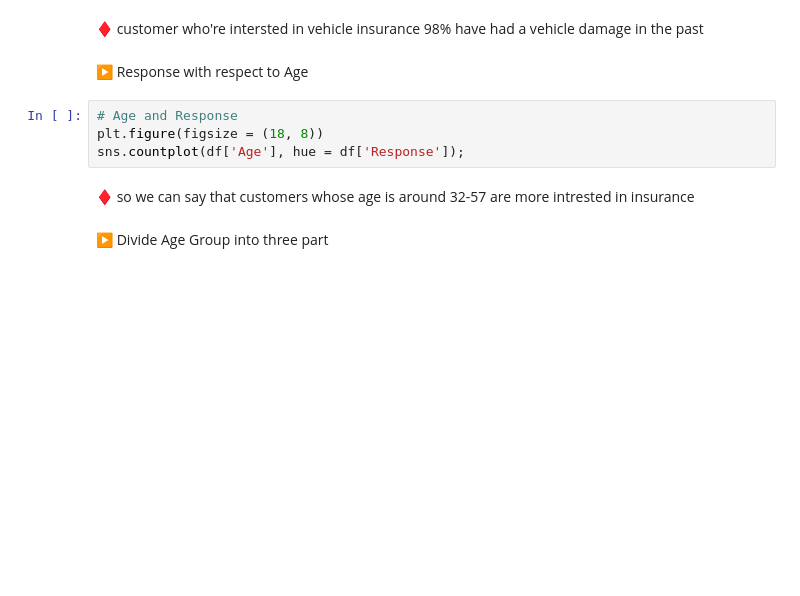
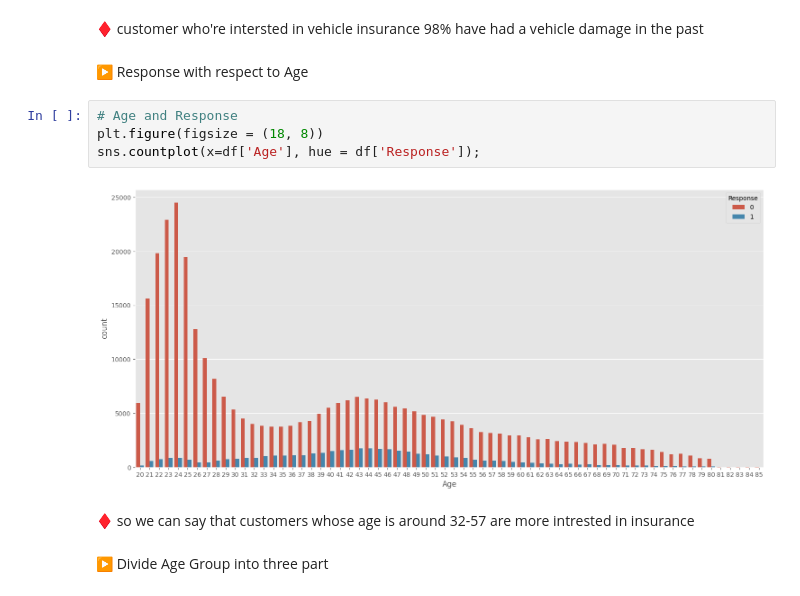
Before and after one commit to techfreakydeepak/Health_insurance_Cross_sell_pediction, a Jupyter notebook: Health_Inssurance_Cross_Sell_prediction.ipynb, the cells around one changed output. Drawn from its saved outputs; the diff is of its cells as text; blank space fills up the shorter version.

```diff
--- a/Health_Inssurance_Cross_Sell_prediction.ipynb
+++ b/Health_Inssurance_Cross_Sell_prediction.ipynb
@@ -512,7 +559,9 @@ sns.countplot(df['Vehicle_Damage'], hue = df['Response']);
 # %%
 # Age and Response
 plt.figure(figsize = (18, 8))
-sns.countplot(df['Age'], hue = df['Response']);
+sns.countplot(x=df['Age'], hue = df['Response']);
+# %% [output]
+[figure, added]
 # %% [markdown]
 ♦ so we can say that customers whose age is around 32-57 are more intrested in insurance
 # %% [markdown]
```
Also changed, not shown: parts of 72 cells of this notebook.
